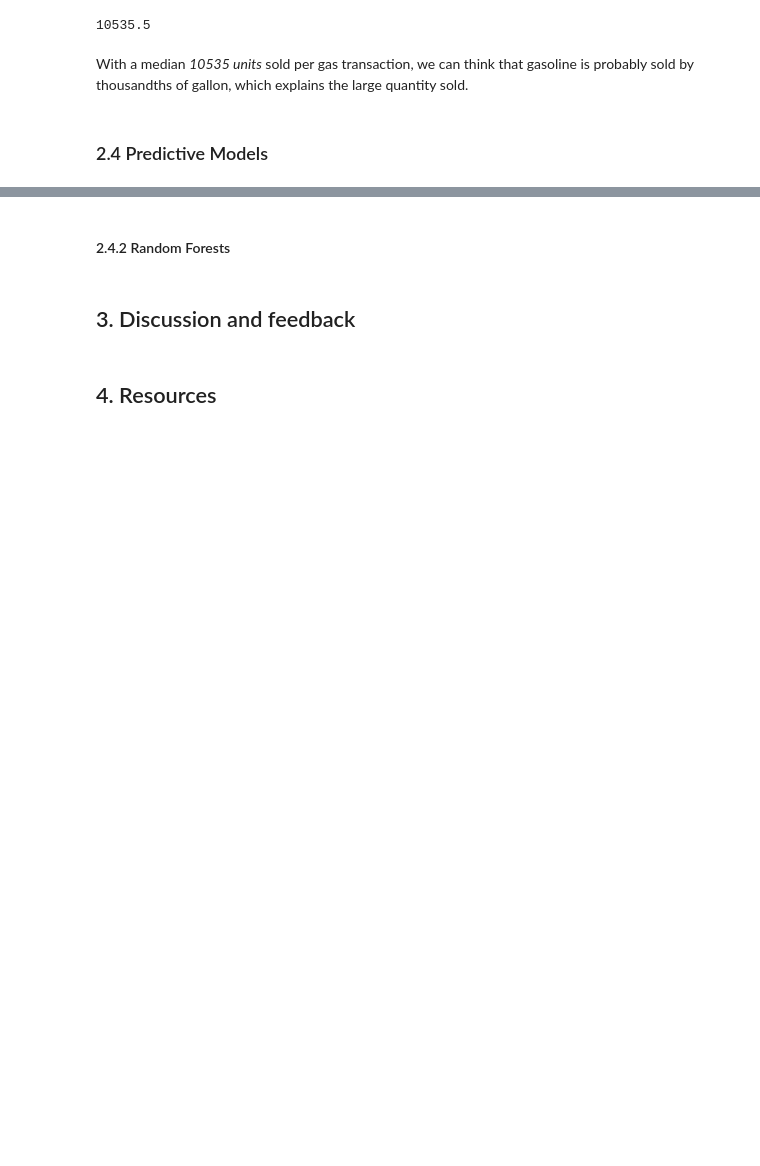
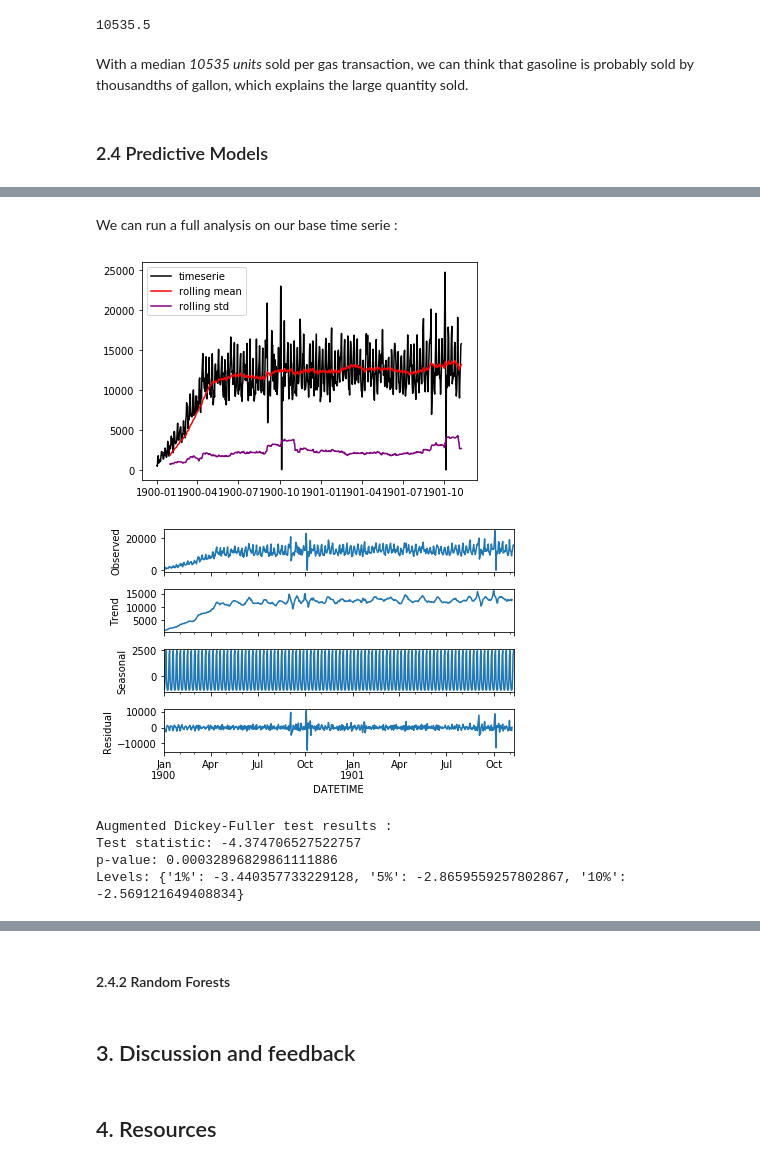
Before and after one commit to LouisAuneau/MISC-sales-forecasting, a Jupyter notebook: Report.ipynb, the cells around one changed output, grey strips where cells are left out. Drawn from its saved outputs; the diff is of its cells as text; code cells hidden in the pictures; blank space fills up the shorter version.

Commit message:
add ARIMA parameter analysis

```diff
--- a/Report.ipynb
+++ b/Report.ipynb
@@ -261,0 +272,43 @@ pd.plotting.autocorrelation_plot(sales)
+# %%
+def plot_rolling_statistics(timeserie):
+    """
+    Ploting rolling mean and std over the original time serie to see if the are dependent of the time.
+    """
+    rolling_mean = timeserie.rolling(30).mean()
+    rolling_std = timeserie.rolling(30).std()
+    timeserie = plt.plot(timeserie, color='black', label='timeserie')
+    mean = plt.plot(rolling_mean, label='rolling mean', color='red')
+    std = plt.plot(rolling_std, label='rolling std', color='purple')
+    plt.legend(loc='best')
+    plt.show()
+
+def plot_timeserie_decomposition(timeserie):
+    """
+    Ploting timeserie decomposition in order to see trends and seasonality.
+    """
+    decomposition = sm.tsa.seasonal_decompose(timeserie)
+    fig = decomposition.plot()
+    plt.show()
+
+def augmented_dickeyfuller_test(timeserie):
+    """
+    Runs an augmented Dickey-Fuller test in order to determine if the timeserie is stationary.
+    """
+    print("Augmented Dickey-Fuller test results :")
+    adfullertest = sm.tsa.stattools.adfuller(timeserie)
+    print("Test statistic: " + str(adfullertest[0]))
+    print("p-value: " + str(adfullertest[1]))
+    print("Levels: " + str(adfullertest[4]))
+# %% [markdown]
+We can run a full analysis on our base time serie :
+# %%
+plot_rolling_statistics(daily_sales_ts)
+plot_timeserie_decomposition(daily_sales_ts)
+augmented_dickeyfuller_test(daily_sales_ts)
+# %% [output]
+[figure, added]
+[figure, added]
+Augmented Dickey-Fuller test results :
+Test statistic: -4.374706527522757
+p-value: 0.00032896829861111886
+Levels: {'1%': -3.440357733229128, '5%': -2.8659559257802867, '10%': -2.569121649408834}
```
Also changed, not shown: parts of 27 cells of this notebook.
